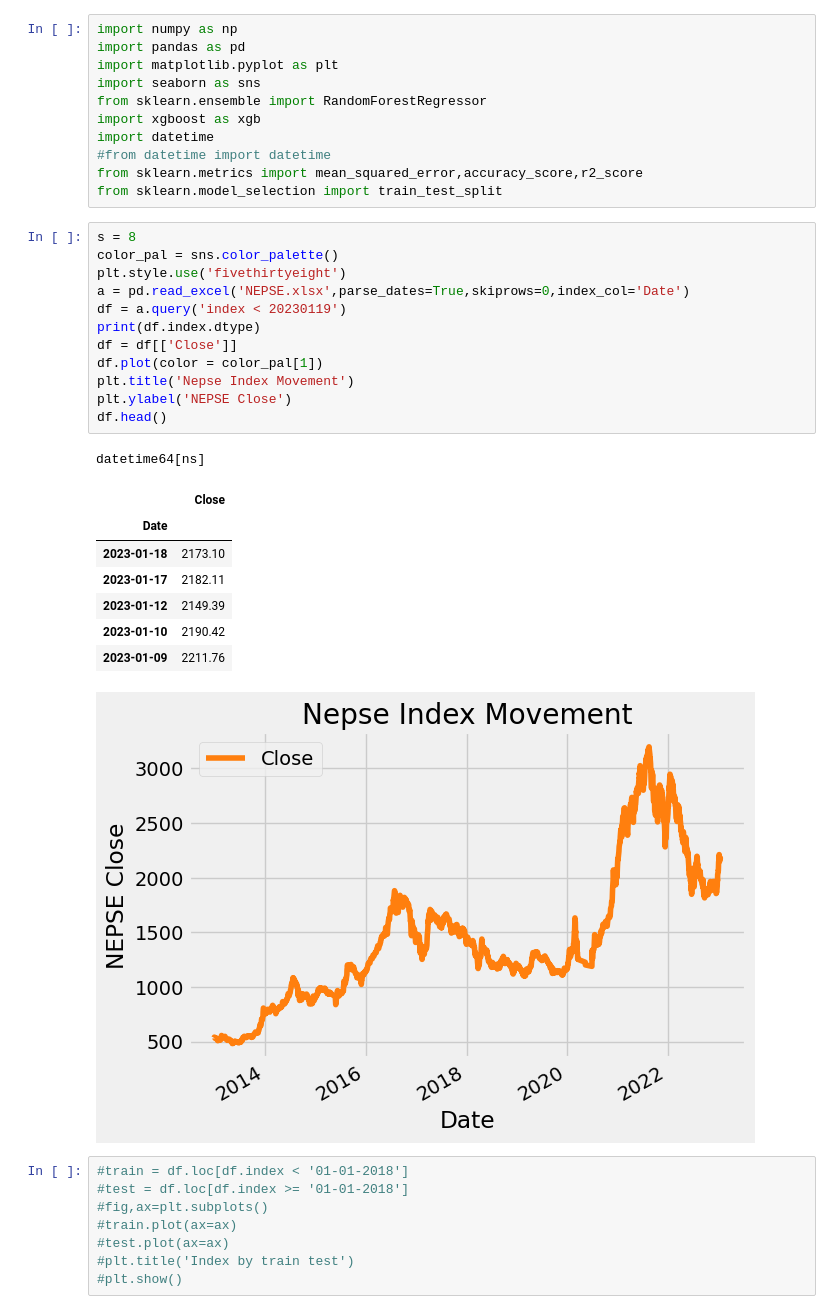
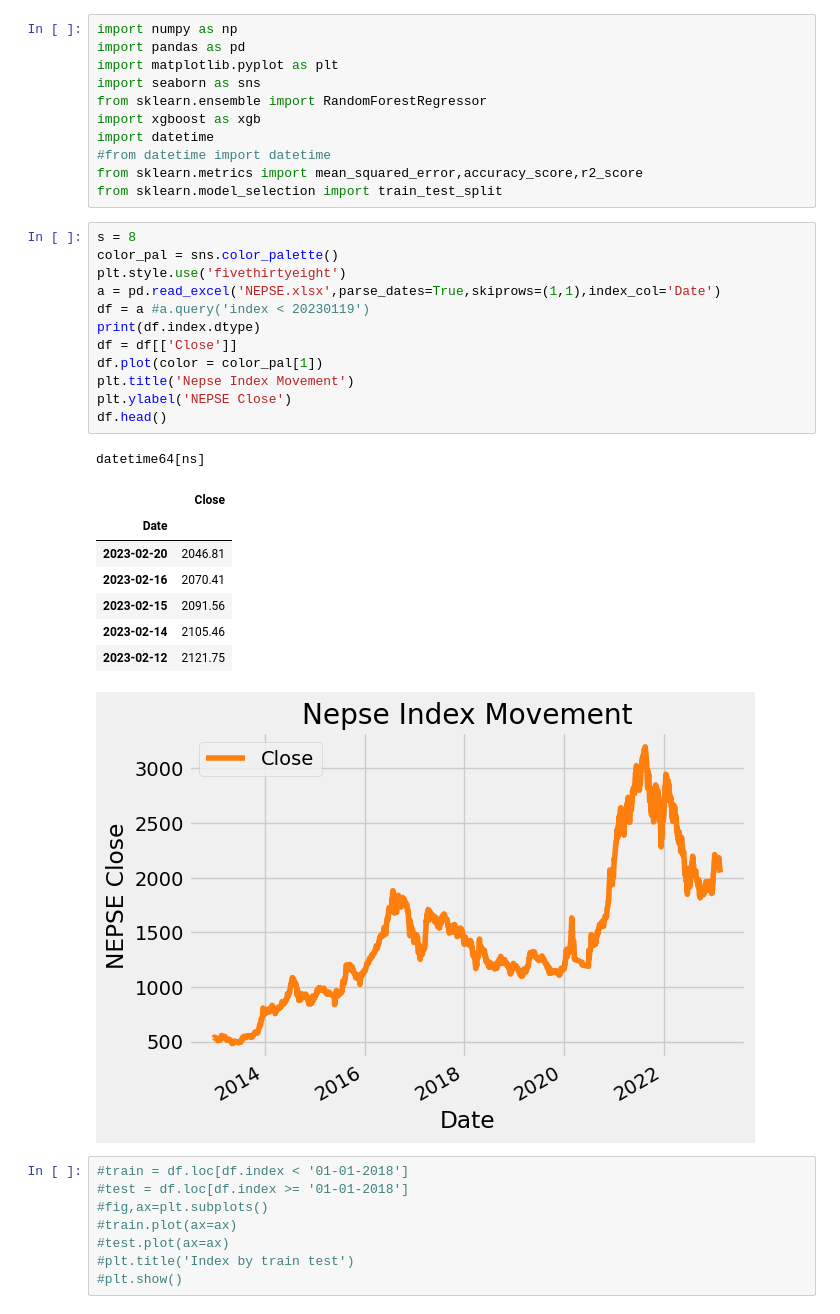
Before and after one commit to romin898/Nepal-Stock-Exchange-Time-Series-Prediction, a Jupyter notebook: Main.ipynb, the cells around one changed output. Saved outputs shown, nothing was run; the diff lists cells and outputs as text.

```diff
--- a/Main.ipynb
+++ b/Main.ipynb
@@ -20,25 +20,25 @@ from sklearn.model_selection import train_test_split
 # %%
 s = 8
 color_pal = sns.color_palette()
 plt.style.use('fivethirtyeight')
-a = pd.read_excel('NEPSE.xlsx',parse_dates=True,skiprows=0,index_col='Date')
-df = a.query('index < 20230119')
+a = pd.read_excel('NEPSE.xlsx',parse_dates=True,skiprows=(1,1),index_col='Date')
+df = a #a.query('index < 20230119')
 print(df.index.dtype)
 df = df[['Close']]
 df.plot(color = color_pal[1])
 plt.title('Nepse Index Movement')
 plt.ylabel('NEPSE Close')
 df.head()
 # %% [output]
 datetime64[ns]
 |  | Close |
 | Date |  |
-| 2023-01-18 | 2173.10 |
-| 2023-01-17 | 2182.11 |
-| 2023-01-12 | 2149.39 |
-| 2023-01-10 | 2190.42 |
-| 2023-01-09 | 2211.76 |
+| 2023-02-20 | 2046.81 |
+| 2023-02-16 | 2070.41 |
+| 2023-02-15 | 2091.56 |
+| 2023-02-14 | 2105.46 |
+| 2023-02-12 | 2121.75 |
-[figure, old version]
+[figure, new version]
 # %%
 #train = df.loc[df.index < '01-01-2018']
 #test = df.loc[df.index >= '01-01-2018']
```
Also changed, not shown: parts of 29 cells of this notebook, 12 other files.
